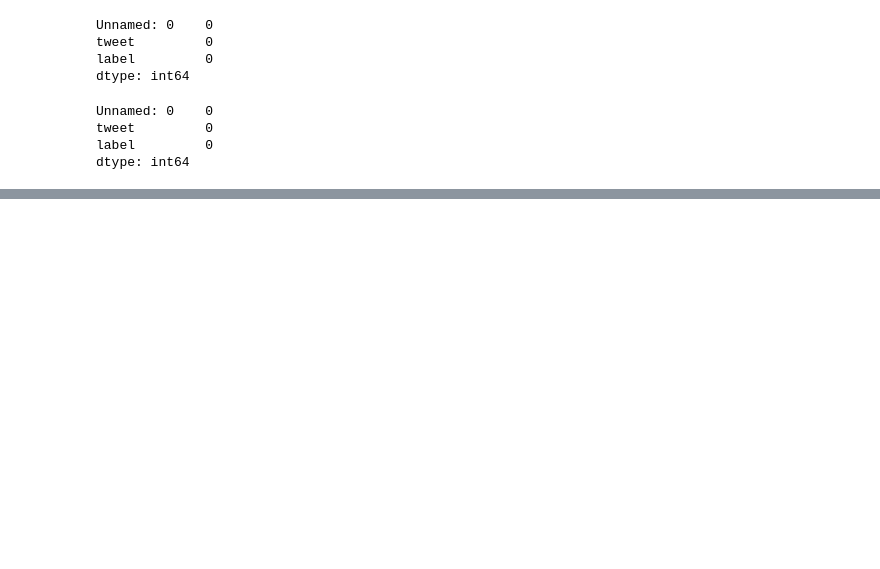
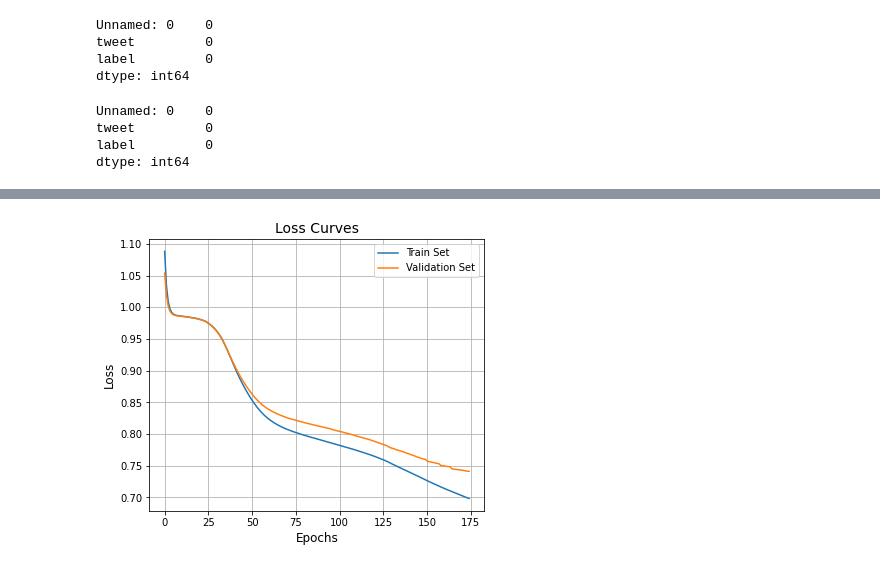
Before and after one commit to pspanoudakis/Machine-Learning-NLP, a Jupyter notebook: project2/TestNN.ipynb, the cells around one changed output, grey strips where cells are left out. Drawn from its saved outputs; the diff is of its cells as text; code cells hidden in the pictures; blank space fills up the shorter version.

```diff
--- a/project2/TestNN.ipynb
+++ b/project2/TestNN.ipynb
@@ -110,0 +298,41 @@ vectorizeTweet('the 68 world', customPreprocessor, wordVectors, dimensions)
+# %%
+validPredictions: np.ndarray = np.empty(EPOCHS, dtype=np.ndarray)
+validErrors: List[Number] = []
+trainErrors: List[Number] = []
+for epoch in range(EPOCHS):
+    network.train()
+    batchLosses = []
+    batchAccs = []
+
+    for batchSamples, batchLabels in trainSetLoader:
+
+        predictions = network(batchSamples)
+
+        batchLoss = lossFunction(predictions, batchLabels.long())
+        batchLosses.append(batchLoss.item())
+
+        batchAccs.append(calculateAccuracy(getPredictedLabels(predictions), batchLabels))
+
+        optimizer.zero_grad()
+
+        batchLoss.backward()
+
+        optimizer.step()
+
+    trainErrors.append(sum(batchLosses)/len(batchLosses))
+
+    network.eval()
+    with torch.no_grad():
+        validOutput = network(X_validTensor)
+
+        validLoss = lossFunction(validOutput, Y_validTensor.long())
+        validErrors.append(validLoss.item())
+
+        validEpochPredictions = getPredictedLabels(validOutput)
+        validPredictions[epoch] = validEpochPredictions
+        acc = calculateAccuracy(validEpochPredictions, validLabels)
+
+    print(f"Epoch {epoch:3} Train Acc = {sum(batchAccs)/len(batchAccs):.5f} Valid Acc = {acc:.5f}\r", end='')
+
+print()
+trainPredictions = getPredictedLabels(network(torch.tensor(trainSet_X, dtype=torch.float)))
@@ -110,0 +355,4 @@ vectorizeTweet('the 68 world', customPreprocessor, wordVectors, dimensions)
+# %%
+plotLossCurves(trainErrors, validErrors)
+# %% [output]
+[figure, added]
```
Also changed, not shown: parts of 38 cells of this notebook, 1 other file.
